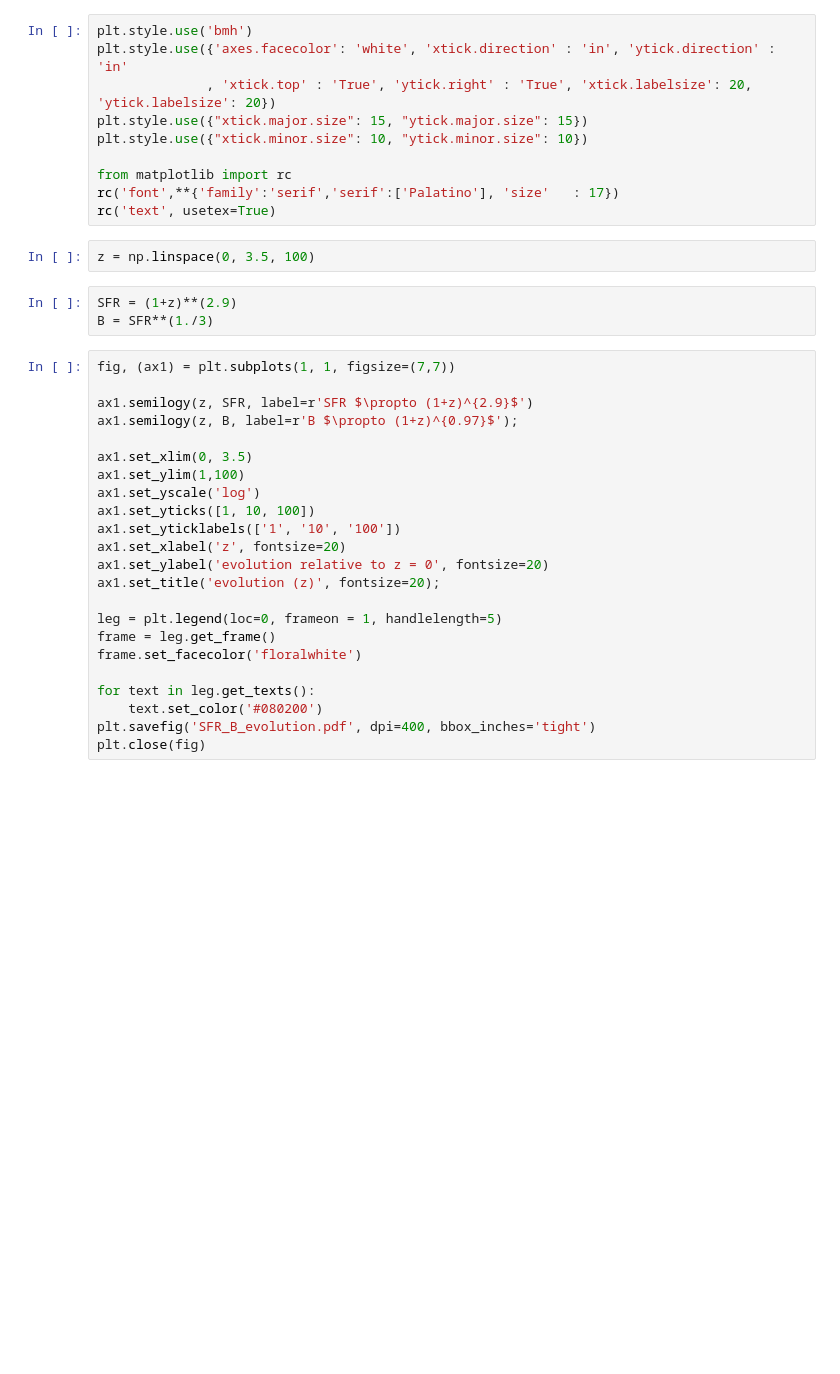
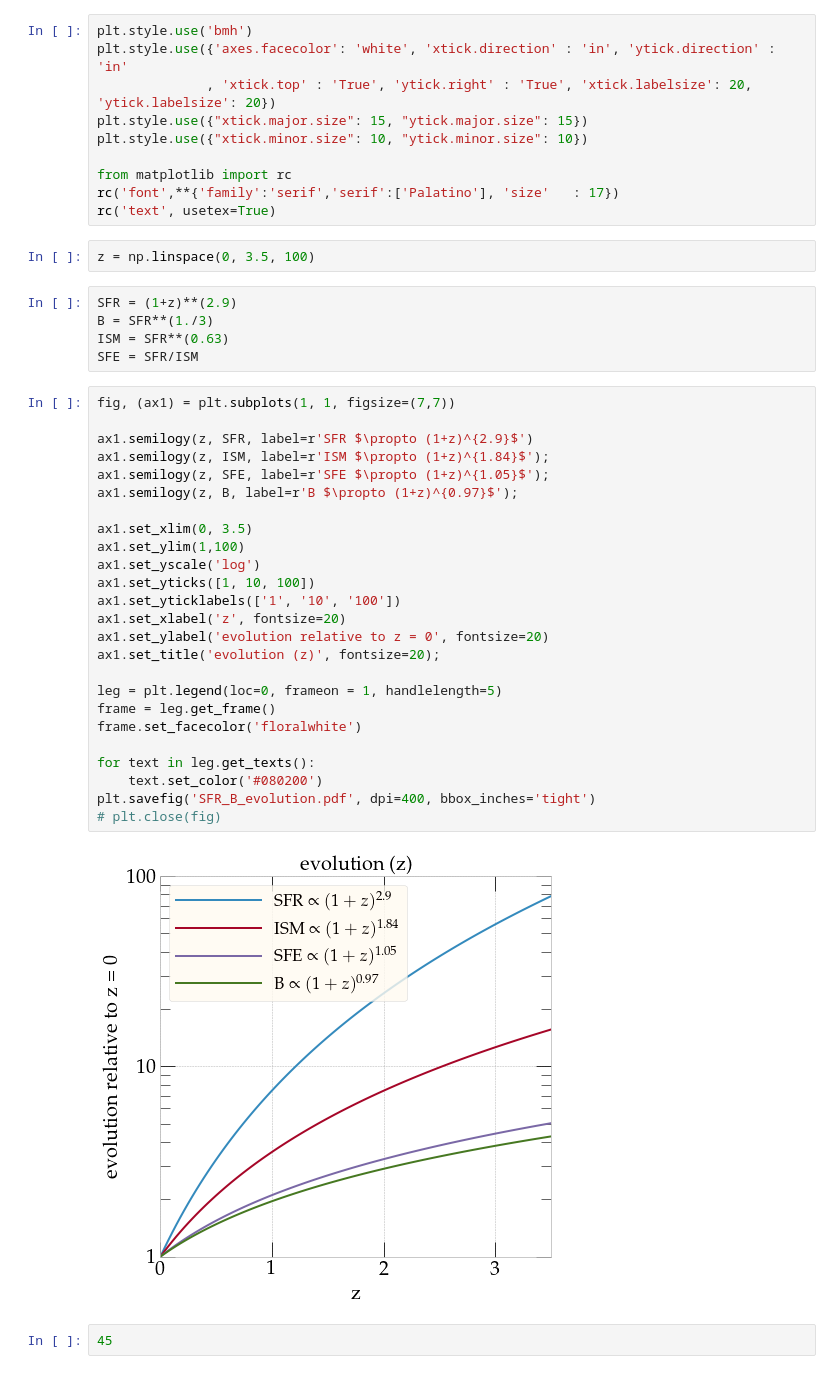
Before and after one commit to smhr/MHD_gal, a Jupyter notebook: B.ipynb, the cells around one changed output. Drawn from its saved outputs; the diff is of its cells as text; blank space fills up the shorter version.

```diff
--- a/B.ipynb
+++ b/B.ipynb
@@ -17,26 +17,34 @@ z = np.linspace(0, 3.5, 100)
 # %%
 SFR = (1+z)**(2.9)
 B = SFR**(1./3)
+ISM = SFR**(0.63)
+SFE = SFR/ISM
 # %%
 fig, (ax1) = plt.subplots(1, 1, figsize=(7,7))
 
 ax1.semilogy(z, SFR, label=r'SFR $\propto (1+z)^{2.9}$')
+ax1.semilogy(z, ISM, label=r'ISM $\propto (1+z)^{1.84}$');
+ax1.semilogy(z, SFE, label=r'SFE $\propto (1+z)^{1.05}$');
 ax1.semilogy(z, B, label=r'B $\propto (1+z)^{0.97}$');
 
 ax1.set_xlim(0, 3.5)
 ax1.set_ylim(1,100)
 ax1.set_yscale('log')
 ax1.set_yticks([1, 10, 100])
 ax1.set_yticklabels(['1', '10', '100'])
 ax1.set_xlabel('z', fontsize=20)
 ax1.set_ylabel('evolution relative to z = 0', fontsize=20)
 ax1.set_title('evolution (z)', fontsize=20);
 
 leg = plt.legend(loc=0, frameon = 1, handlelength=5)
 frame = leg.get_frame()
 frame.set_facecolor('floralwhite')
 
 for text in leg.get_texts():
     text.set_color('#080200')
 plt.savefig('SFR_B_evolution.pdf', dpi=400, bbox_inches='tight')
-plt.close(fig)
+# plt.close(fig)
+# %% [output]
+[figure, added]
+# %%
+45
```
